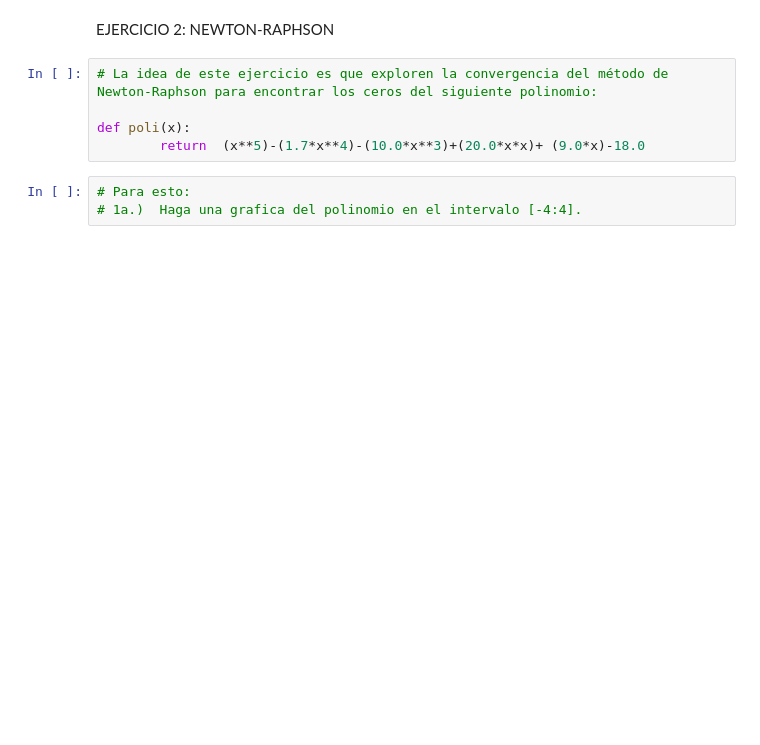
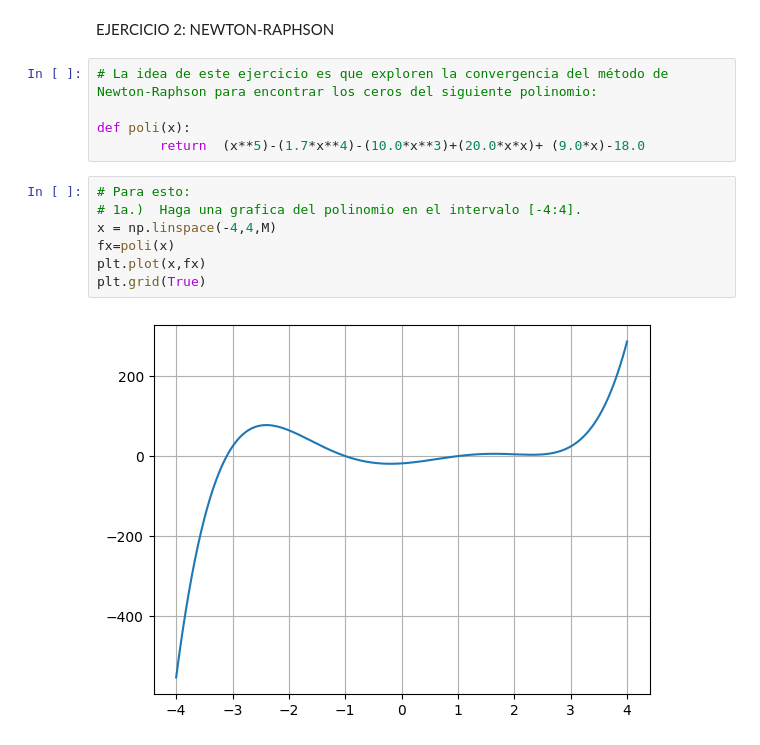
Before and after one commit to jmtg-GH/herramientas-computacionales-python, a Jupyter notebook: semana_02_Integracion_y_Derivacion_python/codigo/TorresGuevaraJuanManuel_S2C2_derivacion_numerica_NewtonRaphson02_2024.ipynb, the cells around one changed output. Cells and saved outputs as stored; diff of their text form; blank space fills up the shorter version.

```diff
--- a/semana_02_Integracion_y_Derivacion_python/codigo/TorresGuevaraJuanManuel_S2C2_derivacion_numerica_NewtonRaphson02_2024.ipynb
+++ b/semana_02_Integracion_y_Derivacion_python/codigo/TorresGuevaraJuanManuel_S2C2_derivacion_numerica_NewtonRaphson02_2024.ipynb
@@ -98,6 +114,12 @@ def poli(x):
 # %%
 # Para esto:
 # 1a.)  Haga una grafica del polinomio en el intervalo [-4:4].
+x = np.linspace(-4,4,M)
+fx=poli(x)
+plt.plot(x,fx)
+plt.grid(True)
+# %% [output]
+[figure, added]
 # %%
 # 1b.) Usando su implementación de Newton-Raphson, imprima el valor de una raíz x0_r del polinomio encontrada si usa como x_guess inicial el valor -2.35.
 #Imprima el valor de x0_r encontrado y de f(x0_r)
```
Also changed, not shown: parts of 7 cells of this notebook, 1 other file.
